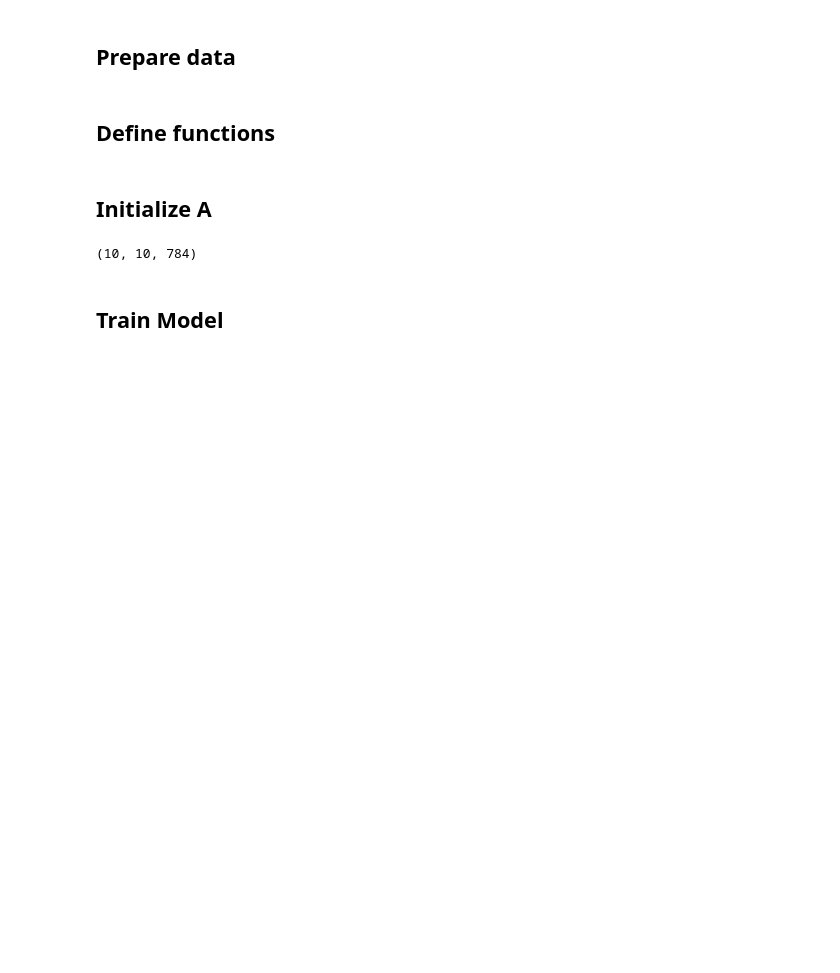
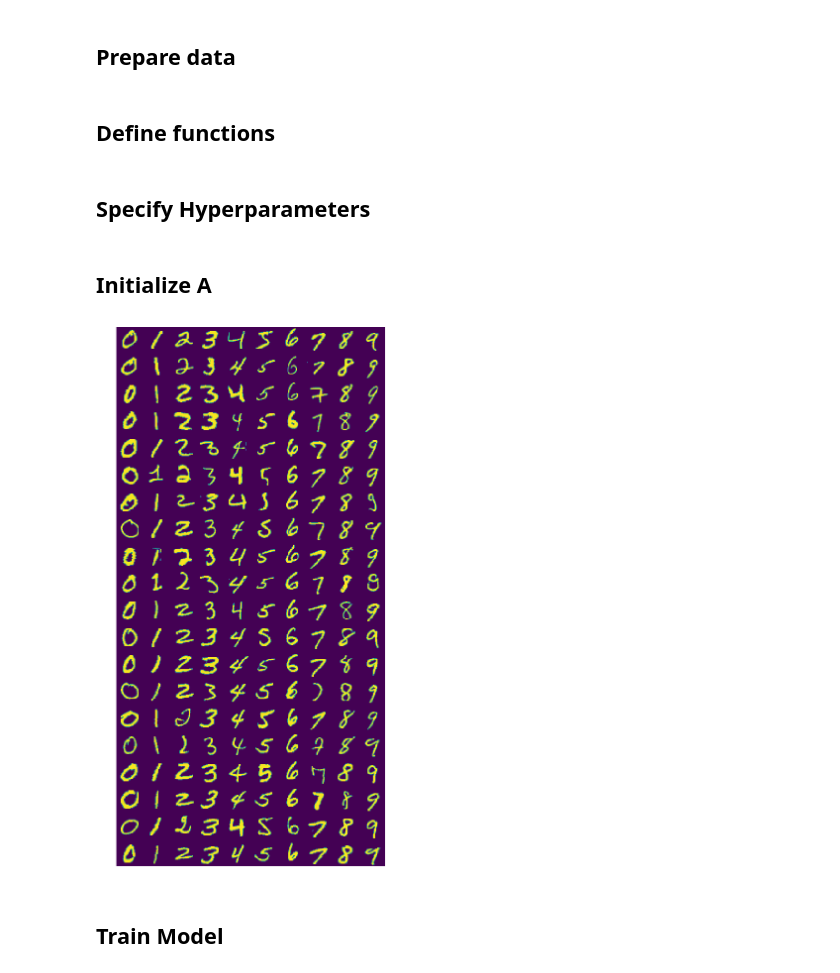
Before and after one commit to chrismbryant/anchor-vector-optimization, a Jupyter notebook: anchors_multi-class_clean.ipynb, the cells around one changed output. Cells and saved outputs as stored; diff of their text form; code cells hidden in the pictures; blank space fills up the shorter version.

Commit message:
Streamline code and automate evaluation procedure for multiclass training

```diff
--- a/anchors_multi-class_clean.ipynb
+++ b/anchors_multi-class_clean.ipynb
@@ -267,20 +326,36 @@ def model(X_train,
+# %% [markdown]
+## Specify Hyperparameters
+# %%
+k = 10
+p = 20
+q = 0.001
+alpha = 0.1 # 0.001
+num_epochs = 100 # 100
+initialize_A_with_samples = True
+learn_A = True
 # %% [markdown]
 ## Initialize A
 # %%
-labels_train.tolist()
-examples = []
+if initialize_A_with_samples:
 
-k = 10
+    labels_train.tolist()
+    examples = []
 
-for a in range(10):
-    matches = np.array([i for i in range(len(labels_train)) if labels_train[i] == a])
-    examples.append(matches[:k])
-anchor_examples = np.array(examples)
+    for a in range(k):
+        matches = np.array([i for i in range(len(labels_train)) if labels_train[i] == a])
+        examples.append(matches[:p])
 
-A_initial = np.array([X_train[:, anchor_examples[i]].T for i in range(10)])
-A_initial.shape
+    anchor_examples = np.array(examples)
+
+    A_initial = np.array([X_train[:, anchor_examples[i]].T for i in range(10)])
+
+    visualize(A_initial - np.min(A_initial))
+
+else:
+
+    A_initial = None
 # %% [output]
-(10, 10, 784)
+[figure, added]
 # %% [markdown]
 ## Train Model
 # %%
```
Also changed, not shown: parts of 29 cells of this notebook.
